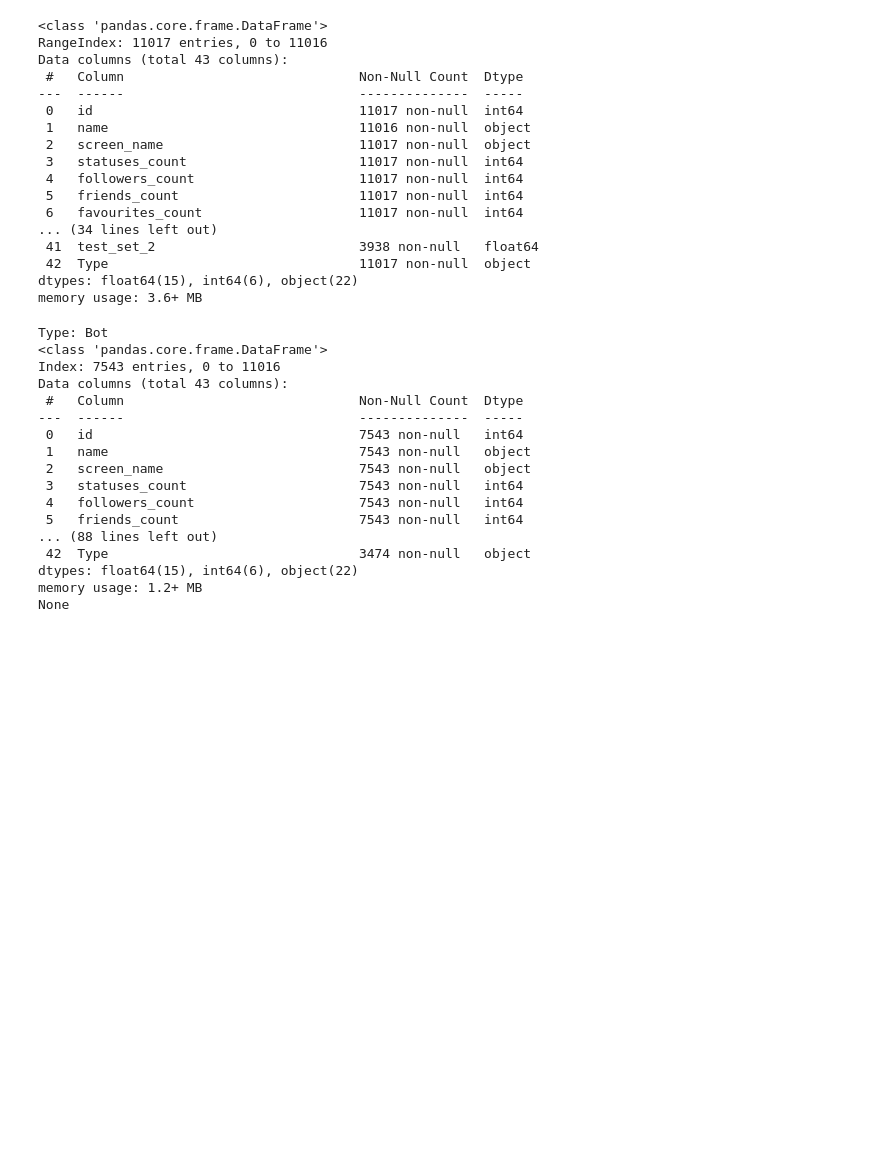
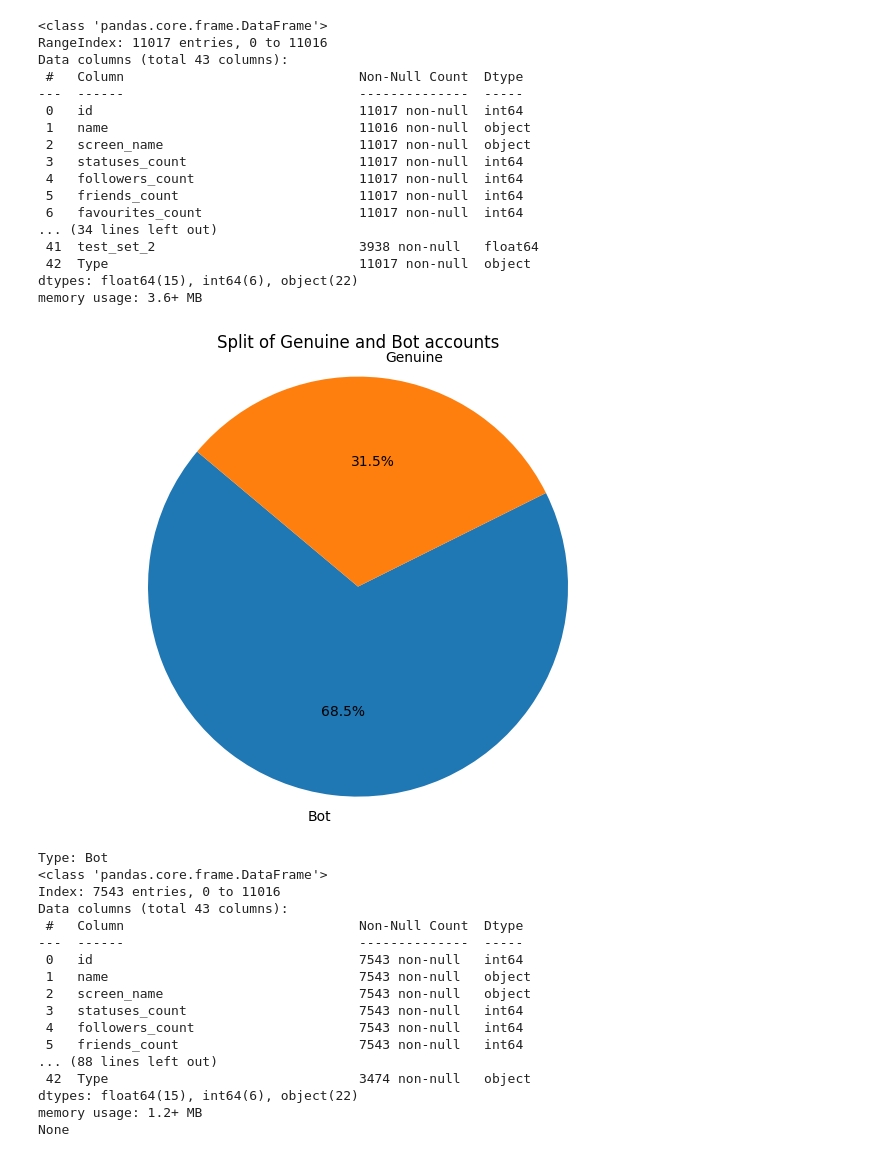
Before and after one commit to amiism/DSA4263, a Jupyter notebook: data/UsersData/UsersDataExplore.ipynb, the cells around one changed output. Drawn from its saved outputs; the diff is of its cells as text; code cells hidden in the pictures; blank space fills up the shorter version.

```diff
--- a/data/UsersData/UsersDataExplore.ipynb
+++ b/data/UsersData/UsersDataExplore.ipynb
@@ -25,6 +27,20 @@ Data columns (total 43 columns):
  42  Type                                11017 non-null  object
 dtypes: float64(15), int64(6), object(22)
 memory usage: 3.6+ MB
+# %%
+import matplotlib.pyplot as plt
+
+# Count the occurrences of each type
+type_counts = df1['Type'].value_counts()
+
+# Plotting the pie chart
+plt.figure(figsize=(8, 6))
+plt.pie(type_counts, labels=type_counts.index, autopct='%1.1f%%', startangle=140)
+plt.title('Split of Genuine and Bot accounts')
+plt.axis('equal')  # Equal aspect ratio ensures that pie is drawn as a circle.
+plt.show()
+# %% [output]
+[figure, added]
 # %%
 #Grouping the data based on Type
 # Grouping the data based on the 'Type' column
```
Also changed, not shown: parts of 1 cell of this notebook.
